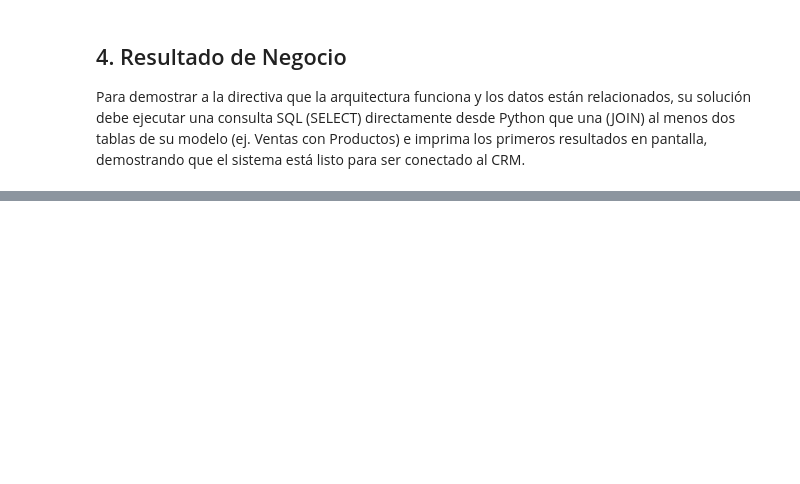
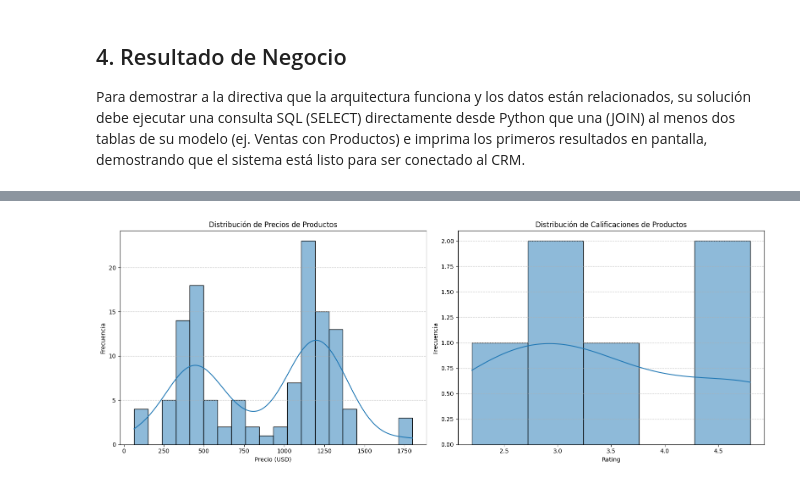
Before and after one commit to Alexander-Luna/PROCESOS-ETL-EN-DATA-SCIENCE-UIDE, a Jupyter notebook: Clase 3.ipynb, the cells around one changed output, grey strips where cells are left out. Drawn from its saved outputs; the diff is of its cells as text; code cells hidden in the pictures; blank space fills up the shorter version.

Commit message:
feat: Graficos para analisis

```diff
--- a/Clase 3.ipynb
+++ b/Clase 3.ipynb
@@ -655,0 +658,21 @@ ee64d42b8cf066f35eac1cf57de1aa85 d38b1db0830ac3bc1708bce80da4ac9d1f8373863f3de52
+# %%
+fig, axes = plt.subplots(1, 2, figsize=(16, 6))
+
+# Histograma de Precios
+sns.histplot(df_maestro['precio_usd'], bins=20, kde=True, ax=axes[0])
+axes[0].set_title('Distribución de Precios de Productos')
+axes[0].set_xlabel('Precio (USD)')
+axes[0].set_ylabel('Frecuencia')
+axes[0].grid(axis='y', linestyle='--', alpha=0.7)
+
+# Histograma de Ratings
+sns.histplot(df_maestro['rating'].dropna(), bins=5, kde=True, ax=axes[1]) # dropna() para ignorar N/A
+axes[1].set_title('Distribución de Calificaciones de Productos')
+axes[1].set_xlabel('Rating')
+axes[1].set_ylabel('Frecuencia')
+axes[1].grid(axis='y', linestyle='--', alpha=0.7)
+
+plt.tight_layout()
+plt.show()
+# %% [output]
+[figure, added]
```
Also changed, not shown: parts of 7 cells of this notebook.
